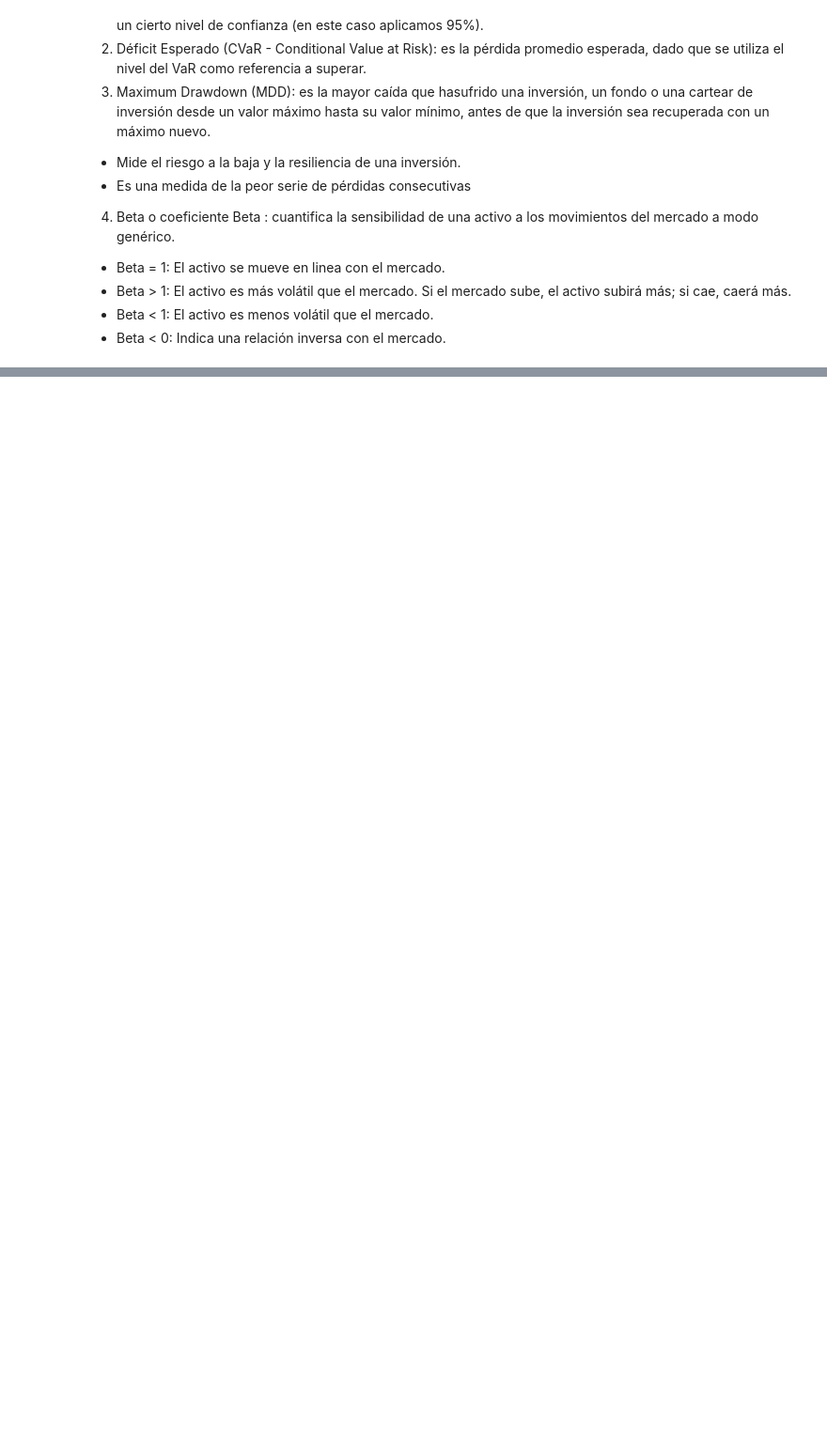
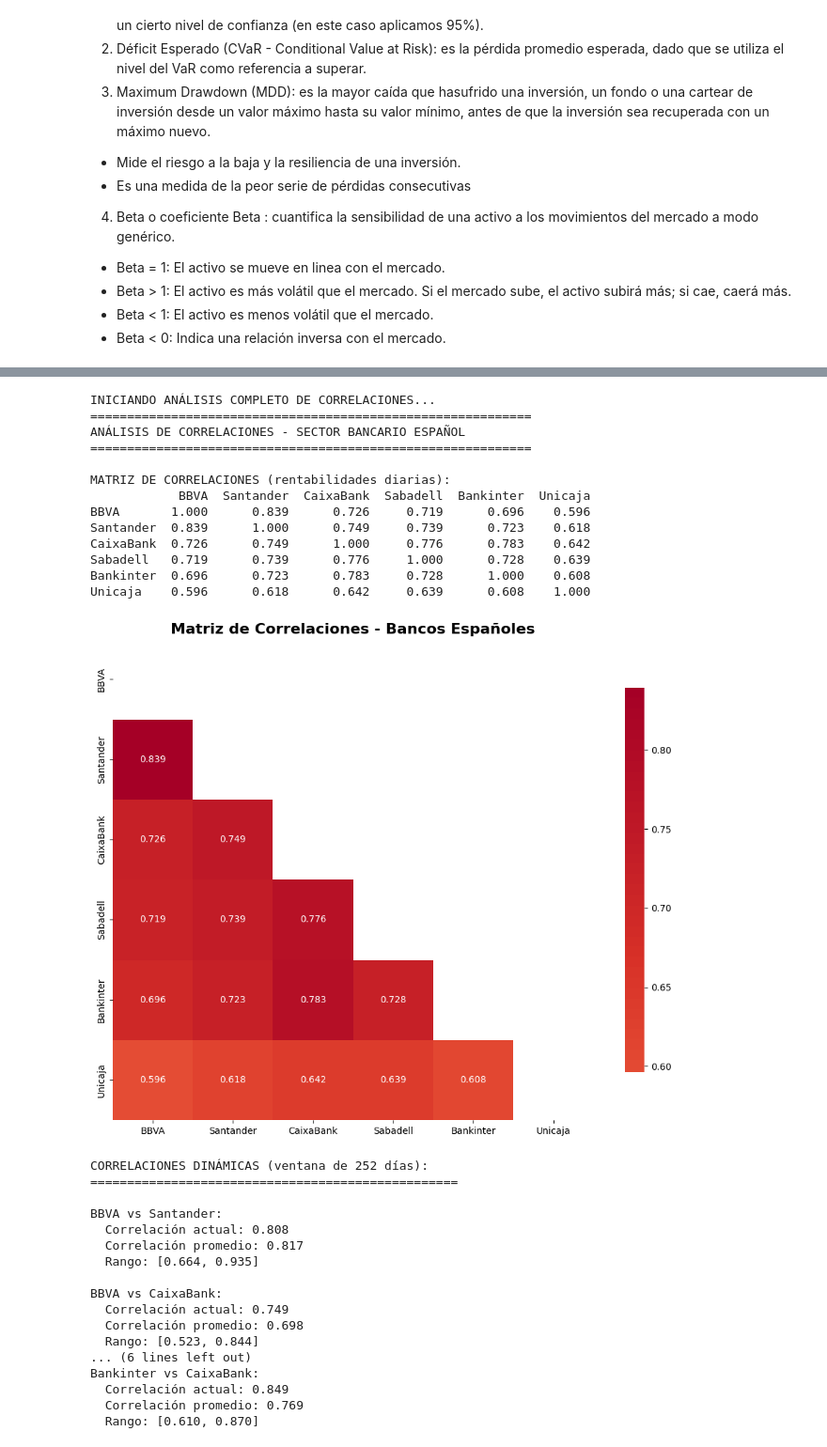
Before and after one commit to jorgegalanr/spanish-banks-stock-prediction, a Jupyter notebook: ml_prediccion_accion.ipynb, the cells around one changed output, grey strips where cells are left out. Shown at 94% size. Cells and saved outputs as stored; diff of their text form; code cells hidden in the pictures; blank space fills up the shorter version.

Commit message:
Actualización añadiendo Análisis Rentabilidad, Análisis Correlaciones

```diff
--- a/ml_prediccion_accion.ipynb
+++ b/ml_prediccion_accion.ipynb
@@ -1007,0 +1125,25 @@ VaR 1 mes (95% confianza): -15.55%
+# %%
+# Visualización de correlaciones (Heatmap)
+
+def graficar_correlaciones(correlaciones):
+    """
+    Crea heatmap de correlaciones
+    """
+    plt.figure(figsize=(10, 8))
+
+    # Crear máscara para triángulo superior
+    mask = np.triu(np.ones_like(correlaciones, dtype=bool))
+
+    # Heatmap
+    sns.heatmap(correlaciones,
+                mask=mask,
+                annot=True,
+                cmap='RdYlBu_r',
+                center=0,
+                square=True,
+                fmt='.3f',
+                cbar_kws={"shrink": .8})
+
+    plt.title('Matriz de Correlaciones - Bancos Españoles', fontsize=16, fontweight='bold')
+    plt.tight_layout()
+    plt.show()
@@ -1007,0 +1472,36 @@ VaR 1 mes (95% confianza): -15.55%
+# %%
+# Análisis completo
+
+analisis_correlaciones_completo()
+# %% [output]
+INICIANDO ANÁLISIS COMPLETO DE CORRELACIONES...
+============================================================
+ANÁLISIS DE CORRELACIONES - SECTOR BANCARIO ESPAÑOL
+============================================================
+
+MATRIZ DE CORRELACIONES (rentabilidades diarias):
+            BBVA  Santander  CaixaBank  Sabadell  Bankinter  Unicaja
+BBVA       1.000      0.839      0.726     0.719      0.696    0.596
+Santander  0.839      1.000      0.749     0.739      0.723    0.618
+CaixaBank  0.726      0.749      1.000     0.776      0.783    0.642
+Sabadell   0.719      0.739      0.776     1.000      0.728    0.639
+Bankinter  0.696      0.723      0.783     0.728      1.000    0.608
+Unicaja    0.596      0.618      0.642     0.639      0.608    1.000
+[figure, added]
+CORRELACIONES DINÁMICAS (ventana de 252 días):
+==================================================
+
+BBVA vs Santander:
+  Correlación actual: 0.808
+  Correlación promedio: 0.817
+  Rango: [0.664, 0.935]
+
+BBVA vs CaixaBank:
+  Correlación actual: 0.749
+  Correlación promedio: 0.698
+  Rango: [0.523, 0.844]
+... (6 lines left out)
+Bankinter vs CaixaBank:
+  Correlación actual: 0.849
+  Correlación promedio: 0.769
+  Rango: [0.610, 0.870]
```
Also changed, not shown: parts of 18 cells of this notebook.
